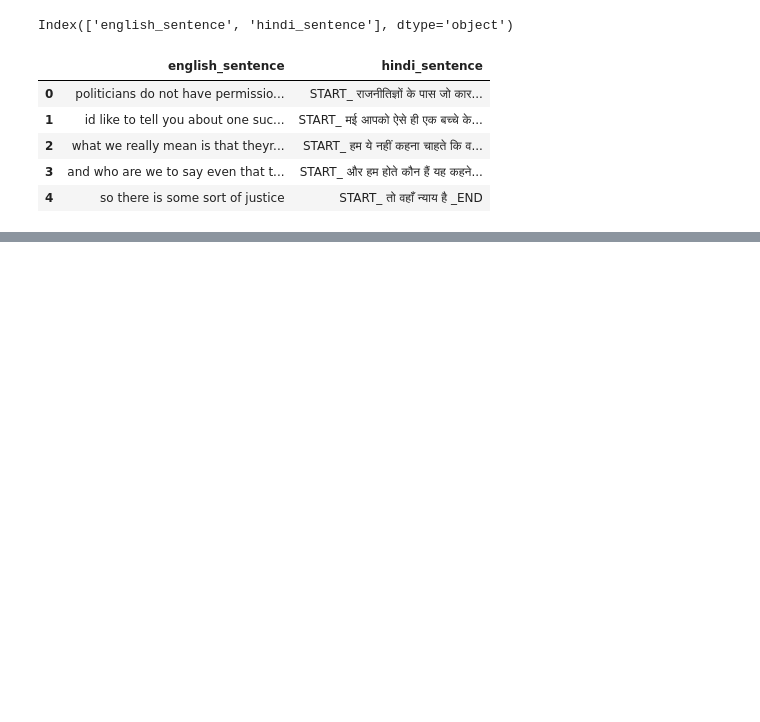
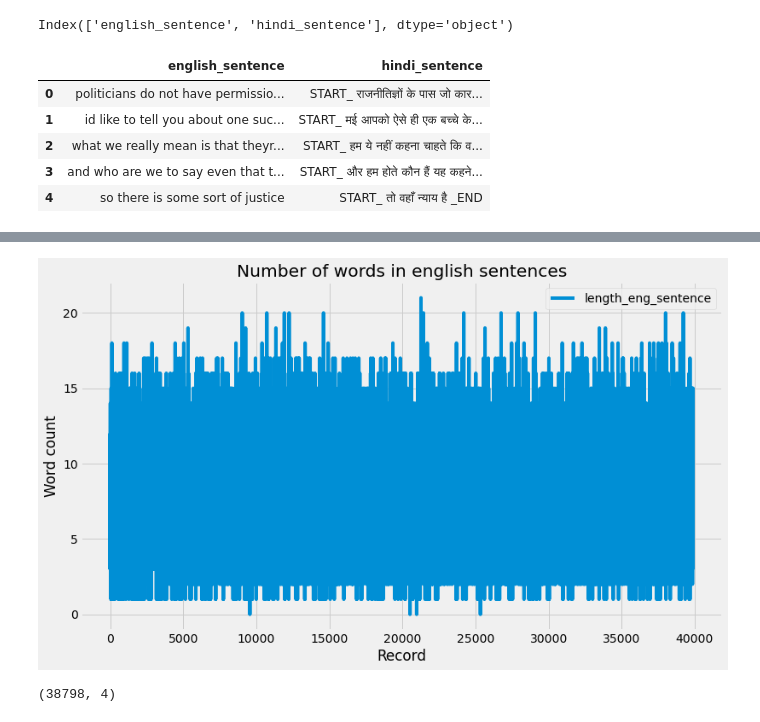
Before and after one commit to yash0307jain/machine-translation, a Jupyter notebook: machine_translation.ipynb, the cells around one changed output, grey strips where cells are left out. Saved outputs shown, nothing was run; the diff lists cells and outputs as text; code cells hidden in the pictures; blank space fills up the shorter version.

```diff
--- a/machine_translation.ipynb
+++ b/machine_translation.ipynb
@@ -115,6 +118,9 @@ df['hindi_sentence'] = df['hindi_sentence'].apply(lambda x: x.lower())
 # remove quotes
 df['english_sentence'] = df['english_sentence'].apply(lambda x: re.sub("'", '', x))
 df['hindi_sentence'] = df['hindi_sentence'].apply(lambda x: re.sub("'", '', x))
+
+df['english_sentence'] = df['english_sentence'].apply(lambda x: re.sub("“", '', x))
+df['hindi_sentence'] = df['hindi_sentence'].apply(lambda x: re.sub("“", '', x))
 # %%
 # set of punctuations
 exclude = set(string.punctuation)
@@ -153,0 +177,4 @@ df.head()
+# %%
+# length of the sentences
+df['length_eng_sentence'] = df['english_sentence'].apply(lambda x: len(x.split()))
+df['length_hin_sentence'] = df['hindi_sentence'].apply(lambda x: len(x.split()))
@@ -153,0 +190,11 @@ df.head()
+# %%
+# plot for the number of words in the english sentence
+plt.figure(figsize=(12, 7))
+df['length_eng_sentence'].plot()
+plt.title('Number of words in english sentences')
+plt.xlabel('Record')
+plt.ylabel('Word count')
+plt.legend()
+plt.show()
+# %% [output]
+[figure, added]
@@ -153,0 +205,4 @@ df.head()
+# %%
+df.shape
+# %% [output]
+(38798, 4)
```
Also changed, not shown: parts of 19 cells of this notebook, 4 other files.
